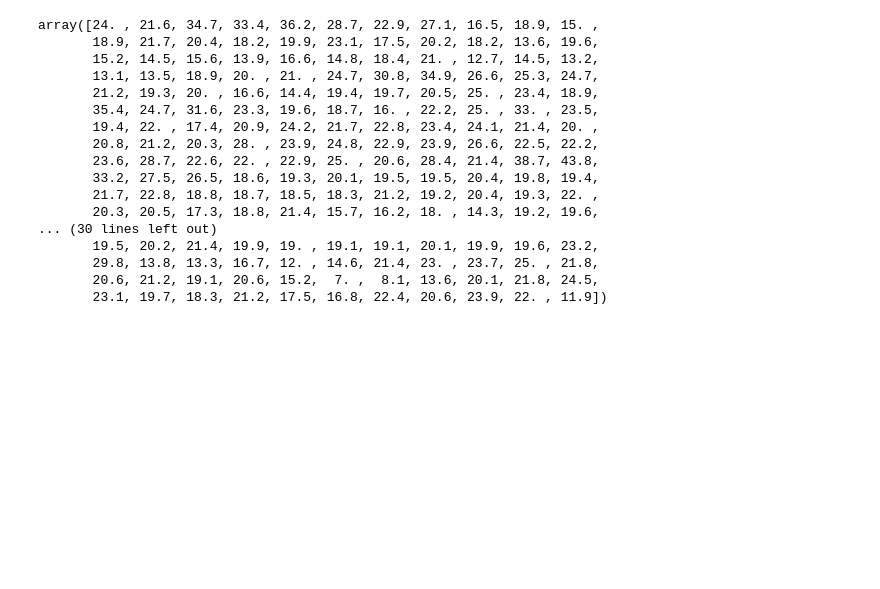
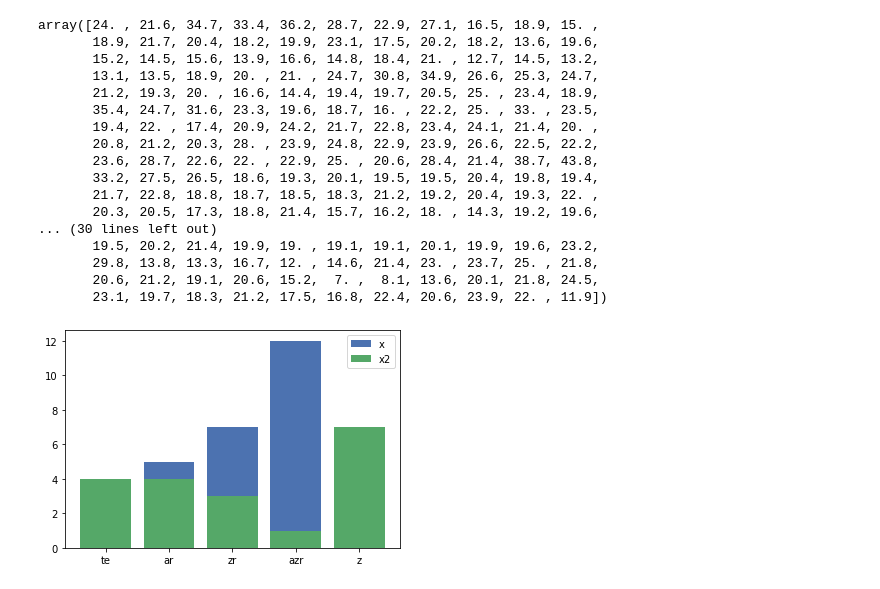
Before and after one commit to Raiyol/python-project, a Jupyter notebook: plot_ols.ipynb, the cells around one changed output. Cells and saved outputs as stored; diff of their text form; code cells hidden in the pictures; blank space fills up the shorter version.

```diff
--- a/plot_ols.ipynb
+++ b/plot_ols.ipynb
@@ -62,3 +62,20 @@ array([24. , 21.6, 34.7, 33.4, 36.2, 28.7, 22.9, 27.1, 16.5, 18.9, 15. ,
        29.8, 13.8, 13.3, 16.7, 12. , 14.6, 21.4, 23. , 23.7, 25. , 21.8,
        20.6, 21.2, 19.1, 20.6, 15.2,  7. ,  8.1, 13.6, 20.1, 21.8, 24.5,
        23.1, 19.7, 18.3, 21.2, 17.5, 16.8, 22.4, 20.6, 23.9, 22. , 11.9])
+# %%
+import numpy as np
+import matplotlib.pyplot as plt
+plt.style.use('seaborn-deep')
+# %%
+x = [1,5,7,12,4]
+x2 = [4,4,3,1,7]
+y = ['te','ar','zr','azr','z']
+# %%
+fig, ax = plt.subplots()
+ax.bar(y, x , label="x")
+ax.bar(y, x2, label="x2")
+# ax.bar(y, [x,x2], label=["x", "x2"])
+ax.legend()
+plt.show()
+# %% [output]
+[figure, added]
```
Also changed, not shown: parts of 6 cells of this notebook, 1 other file.
